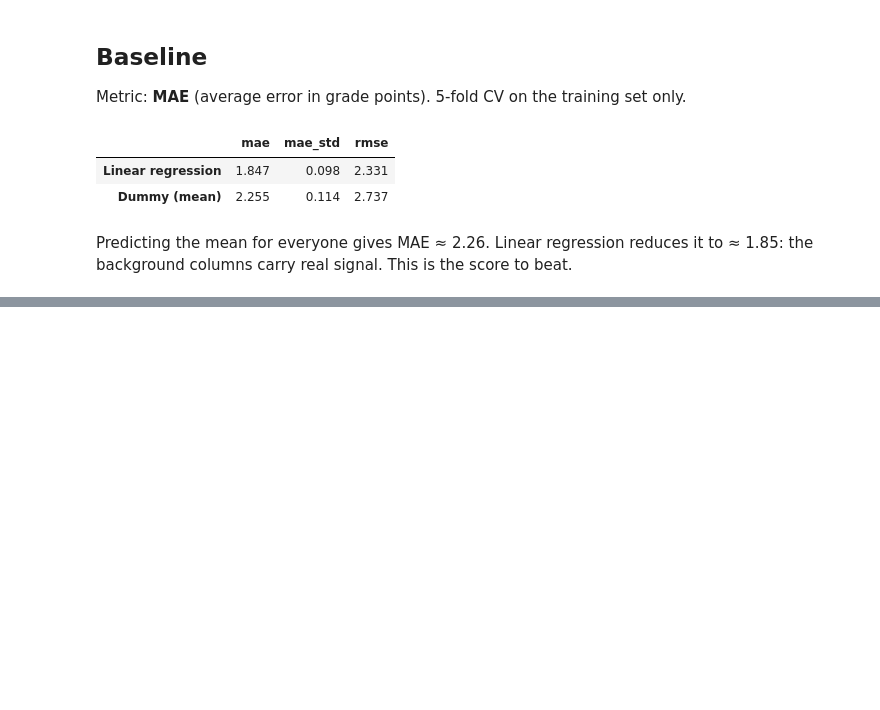
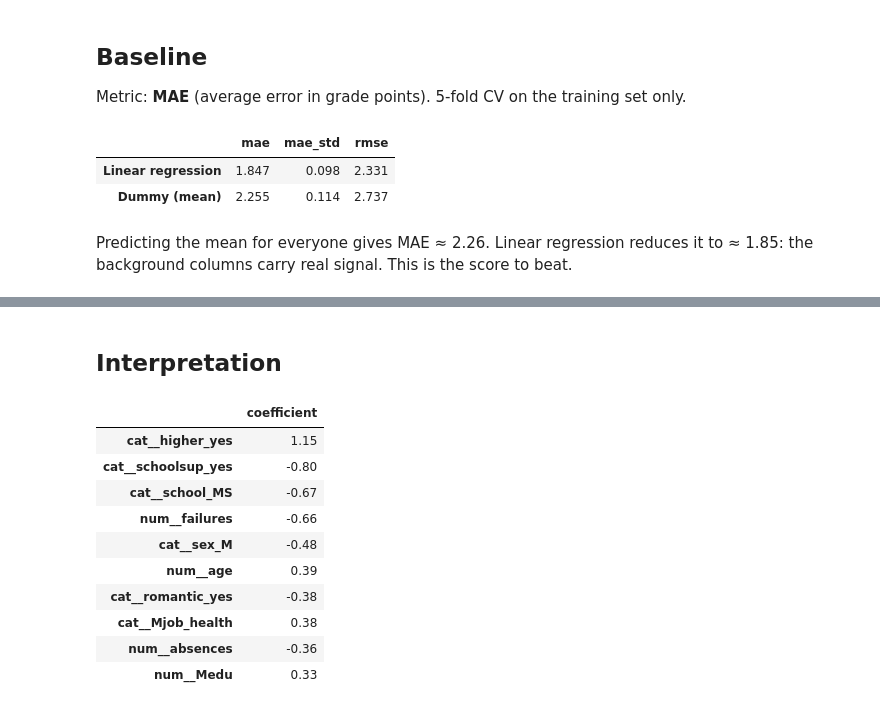
Before and after one commit to sureyeahman/student-performance, a Jupyter notebook: notebooks/analysis.ipynb, the cells around one changed output, grey strips where cells are left out. Drawn from its saved outputs; the diff is of its cells as text; code cells hidden in the pictures; blank space fills up the shorter version.

```diff
--- a/notebooks/analysis.ipynb
+++ b/notebooks/analysis.ipynb
@@ -187,0 +259,18 @@ Predicting the mean for everyone gives MAE ≈ 2.26. Linear regression reduces i
+# %% [markdown]
+## Interpretation
+# %%
+from student_performance.evaluate import top_coefficients
+
+top_coefficients(trainer.pipeline, n=10).round(2)
+# %% [output]
+|  | coefficient |
+| cat__higher_yes | 1.15 |
+| cat__schoolsup_yes | -0.80 |
+| cat__school_MS | -0.67 |
+| num__failures | -0.66 |
+| cat__sex_M | -0.48 |
+| num__age | 0.39 |
+| cat__romantic_yes | -0.38 |
+| cat__Mjob_health | 0.38 |
+| num__absences | -0.36 |
+| num__Medu | 0.33 |
```
Also changed, not shown: parts of 12 cells of this notebook, 5 other files.
